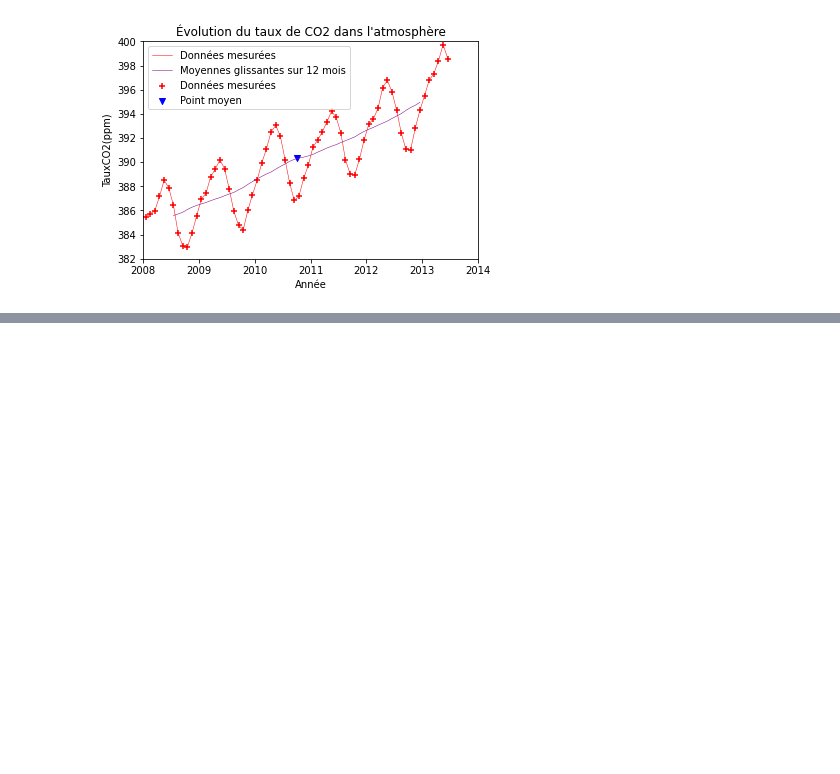
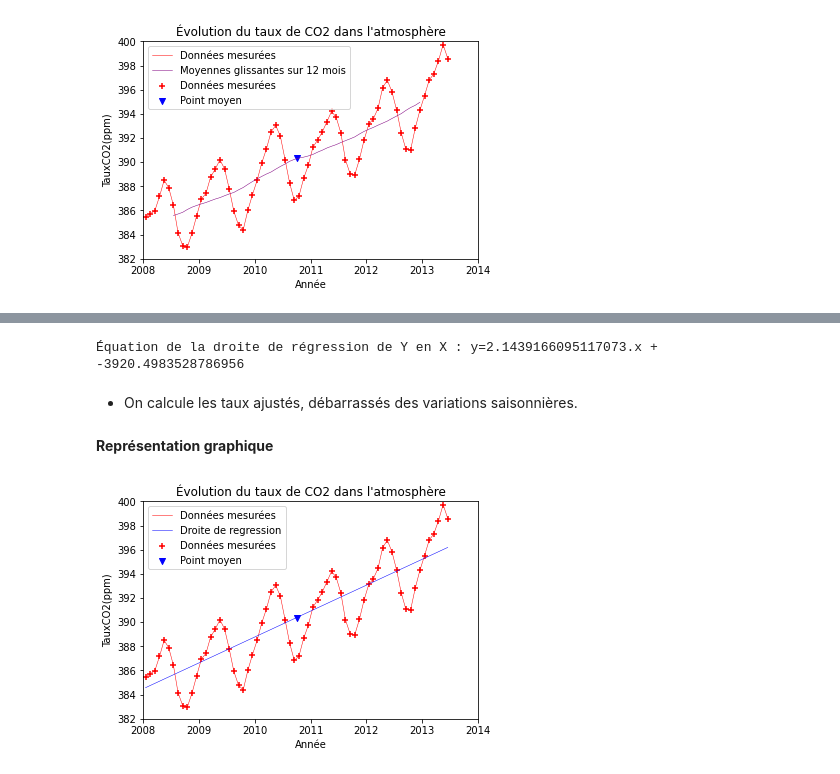
Before and after one commit to othoni-hub/ECG2, a Jupyter notebook: Ch05_TD_Ex3_Série_Chronologique.ipynb, the cells around one changed output, grey strips where cells are left out. Drawn from its saved outputs; the diff is of its cells as text; code cells hidden in the pictures; blank space fills up the shorter version.

```diff
--- a/Ch05_TD_Ex3_Série_Chronologique.ipynb
+++ b/Ch05_TD_Ex3_Série_Chronologique.ipynb
@@ -128,0 +133,17 @@ moyennes_glissantes(12)
+# %%
+def droite(xx,a,b) :
+    '''Cette fonction reçoit un vecteur d'abscisse, un coefficient directeur a et une ordonnée à l'origine b
+    et trace la droite y = ax + b'''
+    yy = [a*x + b for x in xx]
+    plt.plot(xx,yy,color  ='blue', linewidth = 0.5)
+# %%
+def covariance_empirique(x,y) :
+    '''Cette fonction reçoit deux listes x et y, de même taille,
+    et renvoie la covariance de ces deux listes
+    Remarque : si x = y, on obtient la variance de x.'''
+    xbar = np.mean(x)
+    ybar = np.mean(y)
+    n = len(x)
+
+    s_XY = 1/n * sum([(x[k] - xbar)*(y[k] - ybar) for k in range(n)])
+    return s_XY
@@ -128,0 +155,17 @@ moyennes_glissantes(12)
+# %%
+def coeff_droite_regression(x,y):
+    '''Cette fonction reçoit deux listes x et y de même taille,
+    et renvoie les coefficients de la droite d'ajustemennt de y en x'''
+    xbar = np.mean(x)
+    ybar = np.mean(y)
+
+    # pente
+    a = covariance_empirique(x, y) / covariance_empirique(x, x)
+    # ordonnée à l'origine
+    b = ybar - a * xbar
+    return a, b
+# %%
+a,b = coeff_droite_regression(Dates, TauxCO2)
+print('Équation de la droite de régression de Y en X : y=' + str(a) + '.x + ' + str(b))
+# %% [output]
+Équation de la droite de régression de Y en X : y=2.1439166095117073.x + -3920.4983528786956
@@ -128,0 +178,2 @@ moyennes_glissantes(12)
+# %% [markdown]
+* On calcule les taux ajustés, débarrassés des variations saisonnières.
@@ -128,0 +182,13 @@ moyennes_glissantes(12)
+# %% [markdown]
+**Représentation graphique**
+# %%
+plt.scatter(Dates,TauxCO2 , marker ='+',color = 'red')  # représentation graphique du nuage de points
+plt.plot(Dates,TauxCO2 ,color = 'red', linewidth = 0.5)
+plt.scatter(x_bar,y_bar,marker = "v", color = "blue")   # placement du point moyen
+
+droite(Dates, a, b)
+
+legende=['Données mesurées','Droite de regression','Données mesurées','Point moyen']
+centrax(xmin, xmax, ymin, ymax, titre, legende, axe_x, axe_y)
+# %% [output]
+[figure, added]
```
Also changed, not shown: parts of 14 cells of this notebook.
